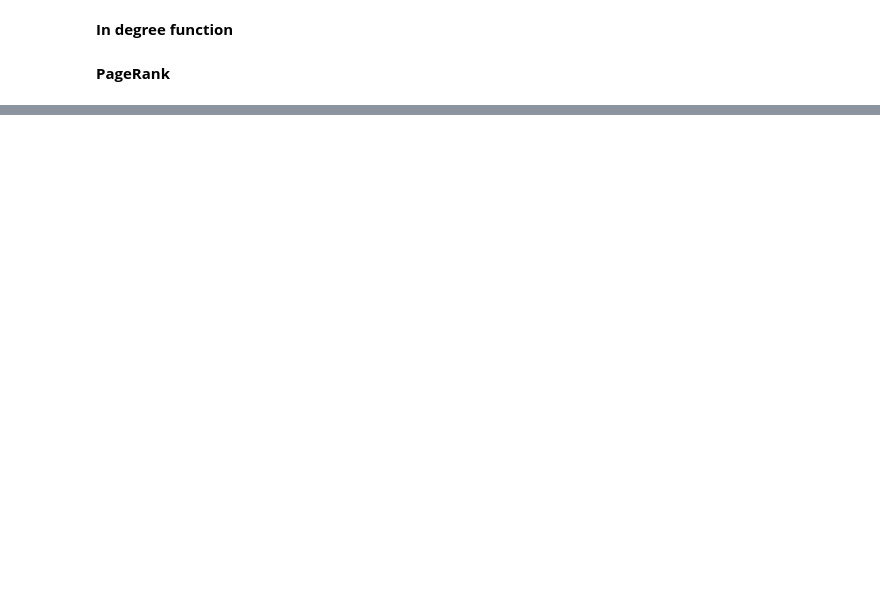
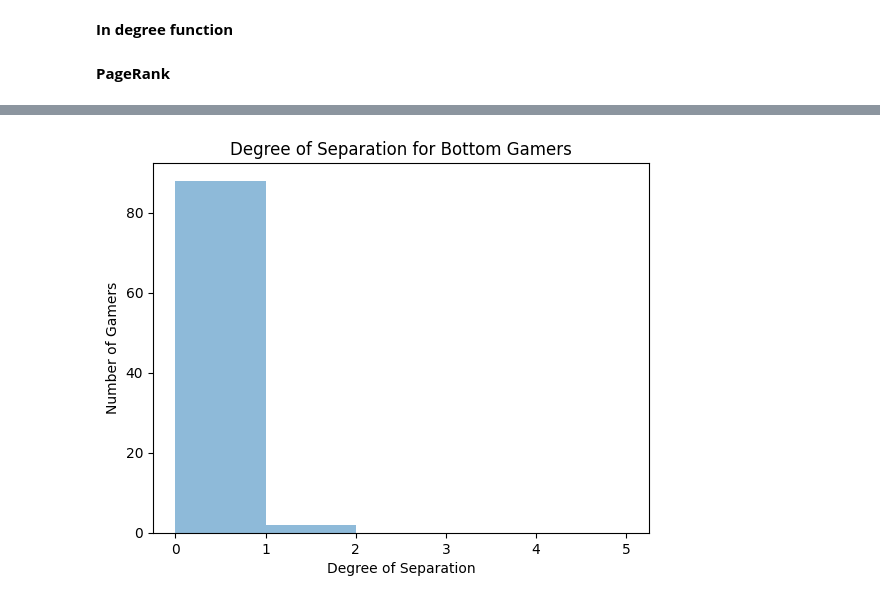
Before and after one commit to chenho2000/CS631-Final-Project, a Jupyter notebook: PageRank_LanguageNetwork.ipynb, the cells around one changed output, grey strips where cells are left out. Drawn from its saved outputs; the diff is of its cells as text; code cells hidden in the pictures; blank space fills up the shorter version.

```diff
--- a/PageRank_LanguageNetwork.ipynb
+++ b/PageRank_LanguageNetwork.ipynb
@@ -375,0 +526,37 @@ plt.show()
+# %%
+import matplotlib.pyplot as plt
+
+# Comparing degrees of seperation of bottom gamers
+
+# Get the IDs of the bottom gamers
+bottom_ids = bottom_10_users.select("id").rdd.flatMap(lambda x: x).collect()
+
+# Convert the IDs to integers
+bottom_ids = [int(id) for id in bottom_ids]
+
+# Initialize an empty list to store all degrees of separation
+bottom_degrees = []
+
+# Loop over all bottom gamers
+for i in range(10):
+    # Perform BFS from the current gamer
+    result_bfs = bfs(graph2, bottom_ids[i])
+
+    # Calculate the degree of separation between the current gamer and all other top gamers
+    degrees = [bfs_two2(result_bfs, id) for id in bottom_ids if id != bottom_ids[i]]
+
+    # Add the degrees of separation to the list
+    bottom_degrees.extend(degrees)
+
+# Replace infinite degrees of separation with 0
+bottom_degrees = [0 if degree == float('inf') else degree for degree in bottom_degrees]
+
+# Plot the degrees of separation for the bottom gamers
+plt.hist(bottom_degrees, bins=range(0, 6), alpha=0.5, label='Bottom Gamers')
+
+plt.xlabel('Degree of Separation')
+plt.ylabel('Number of Gamers')
+plt.title('Degree of Separation for Bottom Gamers')
+plt.show()
+# %% [output]
+[figure, added]
```
Also changed, not shown: parts of 15 cells of this notebook.
